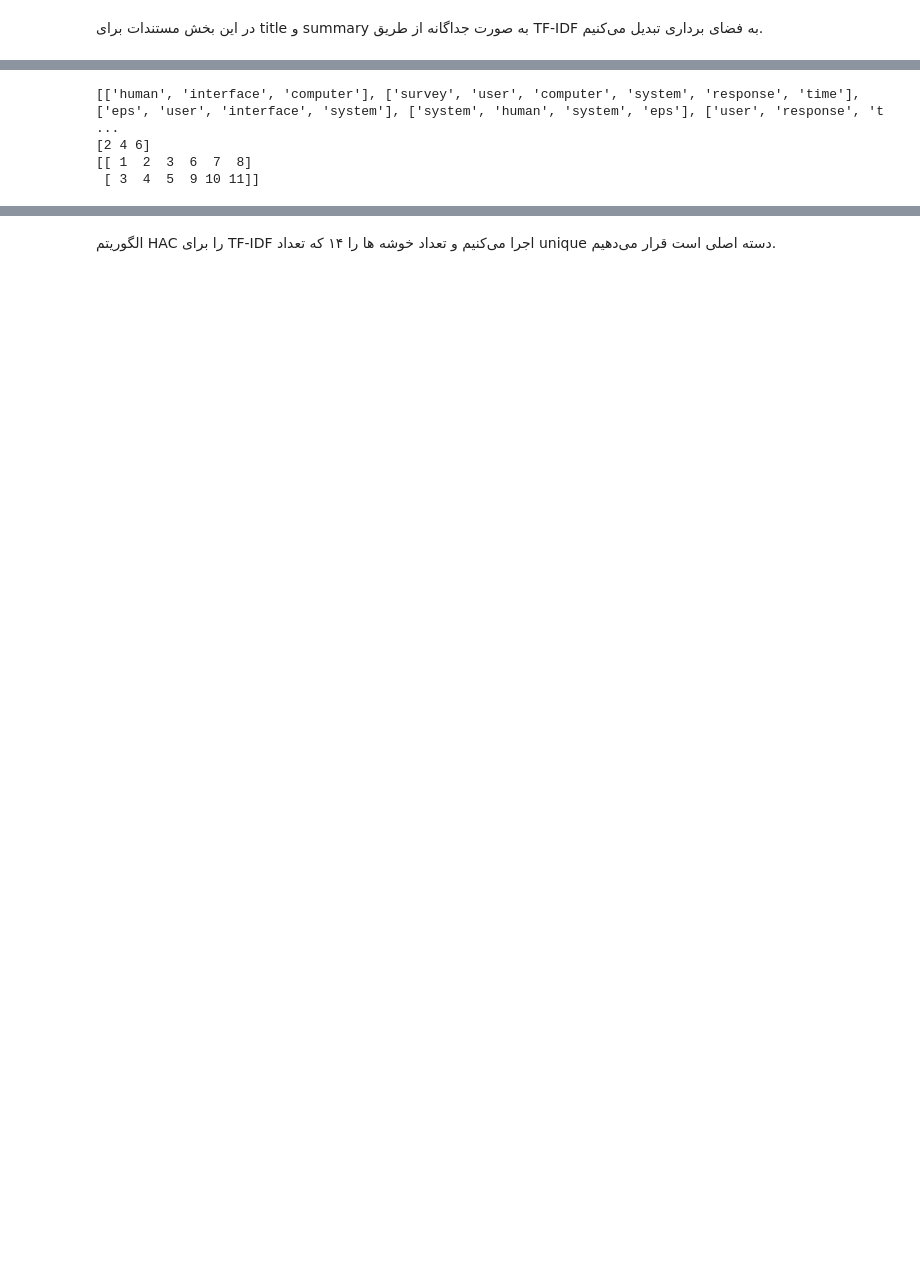
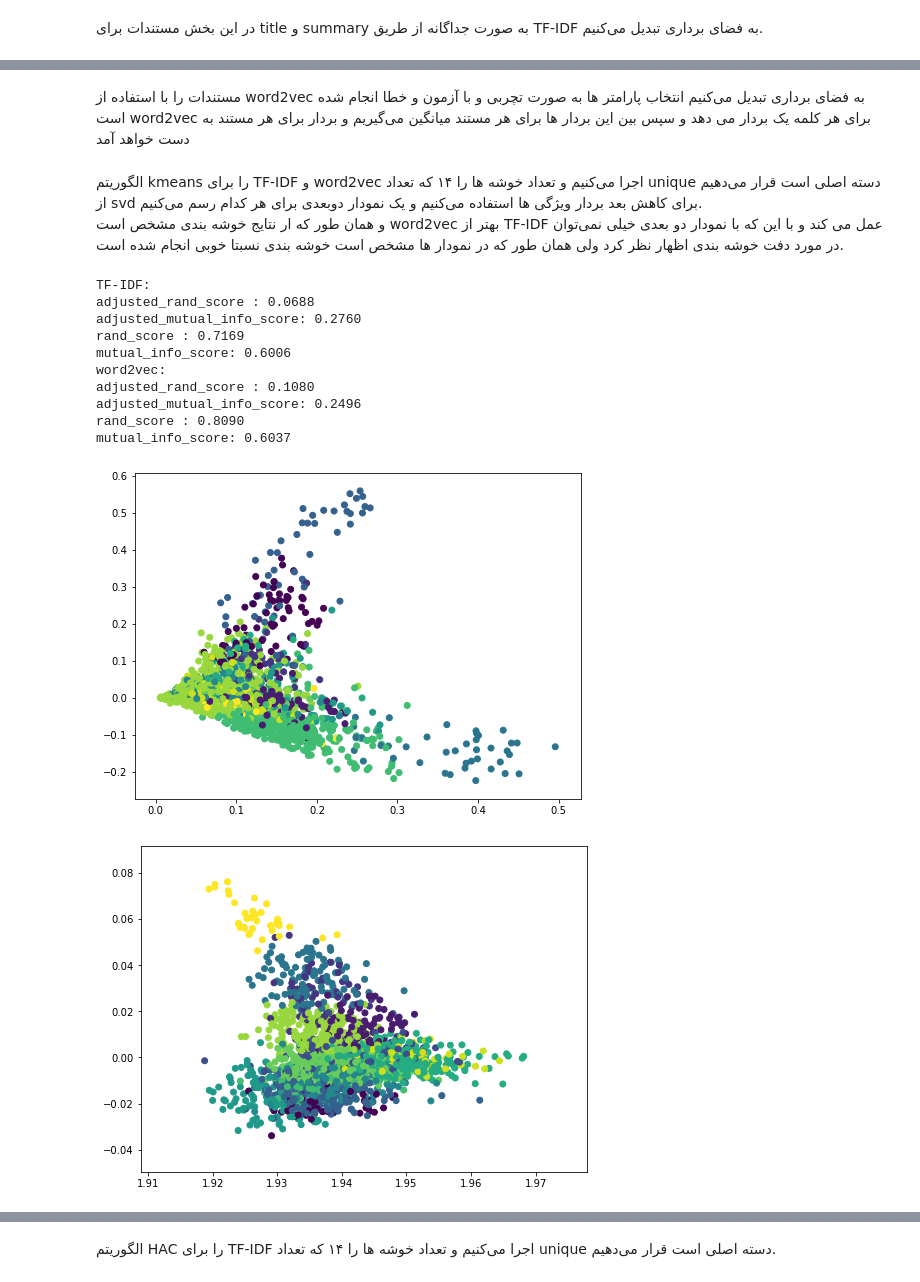
Before and after one commit to sh3rLock3d/modern-information-retrieval-project, a Jupyter notebook: phase3/phase3.ipynb, the cells around one changed output, grey strips where cells are left out. Saved outputs shown, nothing was run; the diff lists cells and outputs as text; code cells hidden in the pictures; blank space fills up the shorter version.

```diff
--- a/phase3/phase3.ipynb
+++ b/phase3/phase3.ipynb
@@ -214,12 +100,0 @@ X_word2vec = np.concatenate([np.array(title_X_word2vec),np.array(summary_X_word2
-# %%
-from gensim.test.utils import common_texts
-print(common_texts)
-a = np.array([[1,2,3],[3,4,5]])
-b = np.array([[6,7,8],[9,10,11]])
-print(np.array([1,2,3])+np.array([1,2,3]))
-print(np.concatenate([a,b],axis=1))
-# %% [output]
-[['human', 'interface', 'computer'], ['survey', 'user', 'computer', 'system', 'response', 'time'], ['eps', 'user', 'interface', 'system'], ['system', 'human', 'system', 'eps'], ['user', 'response', 't ...
-[2 4 6]
-[[ 1  2  3  6  7  8]
- [ 3  4  5  9 10 11]]
@@ -225,0 +103,6 @@ print(np.concatenate([a,b],axis=1))
+# %% [markdown]
+<div dir = "rtl">
+مستندات را با استفاده از word2vec به فضای برداری تبدیل می‌کنیم انتخاب پارامتر ها
+ به صورت تچربی و با آزمون و خطا انجام شده است word2vec برای هر کلمه یک بردار می دهد
+و سپس بین این بردار ها برای هر مستند میانگین می‌گیریم و بردار برای هر مستند به دست خواهد آمد
+</div>
@@ -225,0 +128,49 @@ print(np.concatenate([a,b],axis=1))
+# %% [markdown]
+<div dir = "rtl">
+الگوریتم kmeans را برای TF-IDF و word2vec اجرا می‌کنیم
+ و تعداد خوشه ها را  ۱۴ که تعداد unique دسته اصلی است قرار می‌دهیم
+از svd برای کاهش بعد بردار ویژگی ها استفاده می‌کنیم
+و یک نمودار دوبعدی برای هر کدام رسم می‌کنیم.
+<br>
+و همان طور که ار نتایج خوشه بندی مشخص است word2vec بهتر از TF-IDF عمل می کند و با این که با نمودار دو بعدی خیلی
+نمی‌توان در مورد دفت خوشه بندی اظهار نظر کرد ولی همان طور که در نمودار ها مشخص است خوشه بندی نسبتا خوبی انجام شده است.
+</div>
+# %%
+from sklearn.cluster import KMeans
+from sklearn import metrics
+from sklearn.decomposition import TruncatedSVD
+import matplotlib.pyplot as plt
+def Kmeans(X,name):
+    km = KMeans(
+        n_clusters=14, init='random',
+        n_init=20
+    )
+    y_km = km.fit_predict(X)
+    print("adjusted_rand_score : %.4f" %metrics.adjusted_rand_score(main_tag,y_km))
+    print("adjusted_mutual_info_score: %.4f" %metrics.adjusted_mutual_info_score(main_tag,y_km))
+    print("rand_score : %.4f" %metrics.rand_score(main_tag,y_km))
+    print("mutual_info_score: %.4f" %metrics.mutual_info_score(main_tag,y_km))
+    create_csv(name,link,y_km)
+    tsvd = TruncatedSVD(n_components=2)
+    data_2D= tsvd.fit_transform(X)
+    plt.figure(figsize=(8, 6))
+    plt.scatter(data_2D[:,0], data_2D[:,1], c=y_km.astype(float))
+tsvd = TruncatedSVD(n_components=75,n_iter=20)
+X_TF_IDF_tsvd = tsvd.fit_transform(X_TF_IDF)
+print("TF-IDF:")
+Kmeans(X_TF_IDF_tsvd,"tf-idf_kmeans")
+print("word2vec:")
+Kmeans(X_word2vec,"word2vec_kmeans")
+# %% [output]
+TF-IDF:
+adjusted_rand_score : 0.0688
+adjusted_mutual_info_score: 0.2760
+rand_score : 0.7169
+mutual_info_score: 0.6006
+word2vec:
+adjusted_rand_score : 0.1080
+adjusted_mutual_info_score: 0.2496
+rand_score : 0.8090
+mutual_info_score: 0.6037
+[figure, added]
+[figure, added]
```
Also changed, not shown: parts of 23 cells of this notebook.
